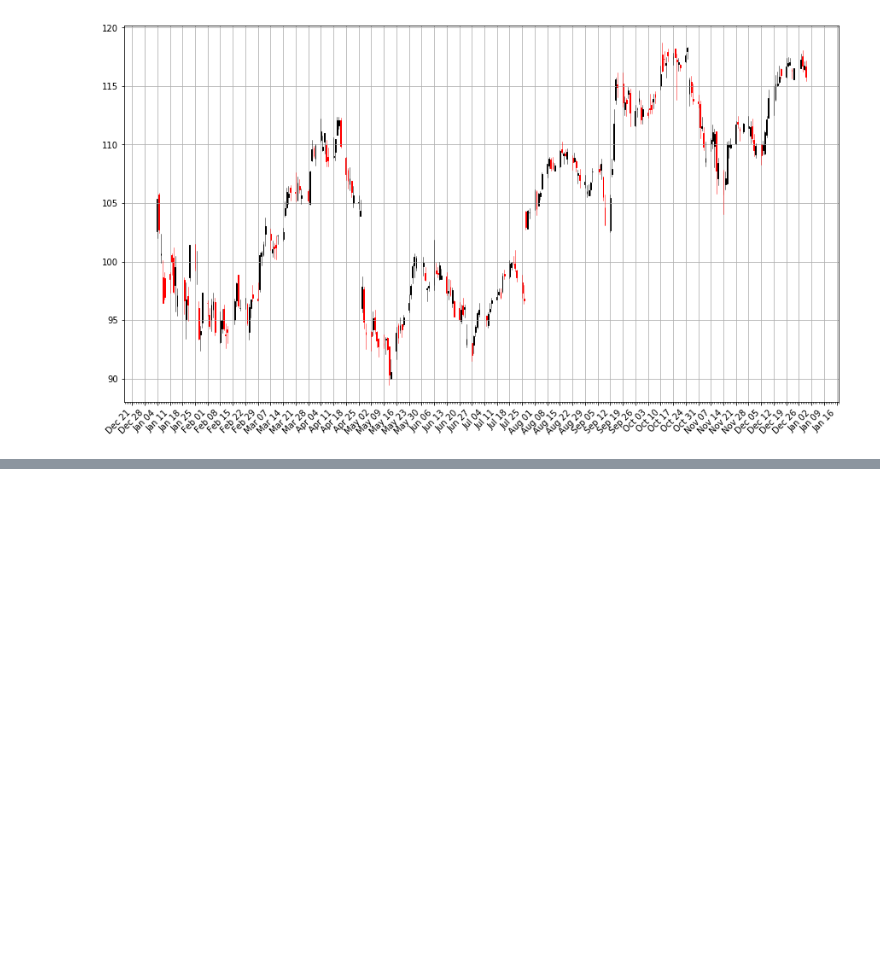
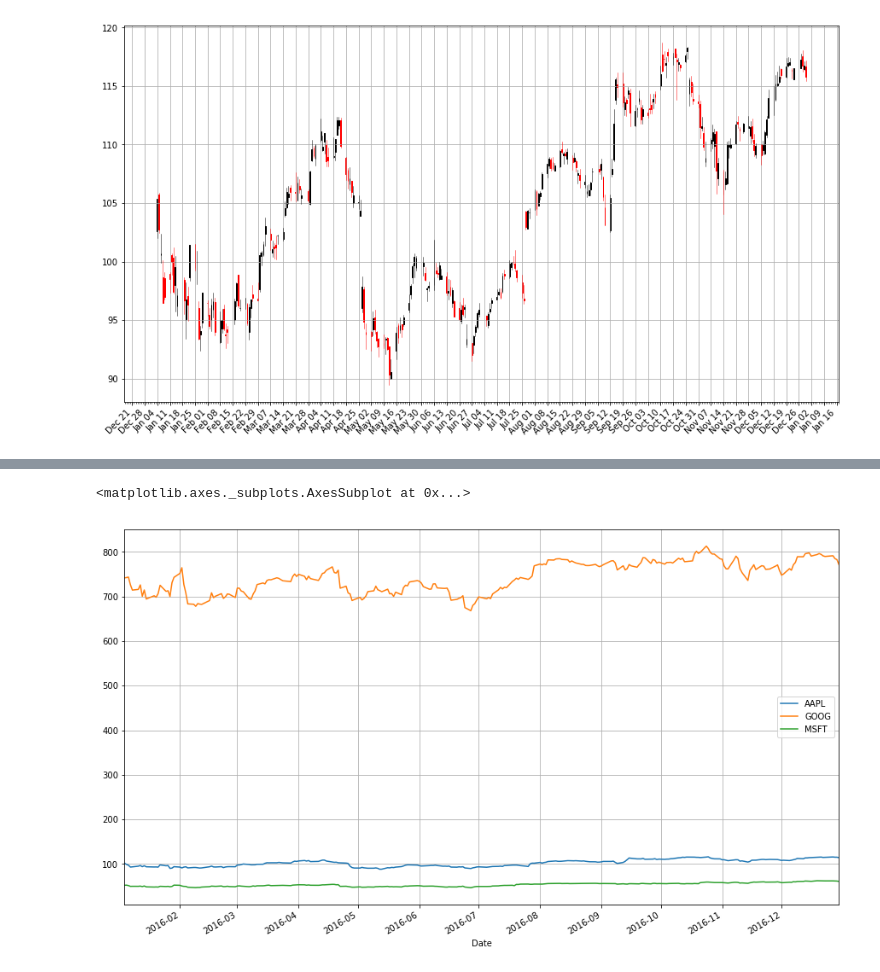
Before and after one commit to vitormeriat/meriat-ml-notes, a Jupyter notebook: Stock Market Data Analysis.ipynb, the cells around one changed output, grey strips where cells are left out. Saved outputs shown, nothing was run; the diff lists cells and outputs as text; code cells hidden in the pictures; blank space fills up the shorter version.

Commit message:
Candlestick with matplotlib

```diff
--- a/Stock Market Data Analysis.ipynb
+++ b/Stock Market Data Analysis.ipynb
@@ -149,3 +191,14 @@ def pandas_candlestick_ohlc(dat, stick = "day", otherseries = None):
 pandas_candlestick_ohlc(apple)
 # %% [output]
 [figure]
+# %%
+microsoft = web.DataReader("MSFT", "yahoo", start, end)
+google = web.DataReader("GOOG", "yahoo", start, end)
+
+# Abaixo, crio um DataFrame consistindo no preço de fechamento ajustado dos estoques,
+#fazendo uma lista desses objetos e usando um método de associação
+stocks = pd.DataFrame({"AAPL": apple["Adj Close"],
+                      "MSFT": microsoft["Adj Close"],
+                      "GOOG": google["Adj Close"]})
+
+stocks.head()
@@ -151,0 +213,5 @@ pandas_candlestick_ohlc(apple)
+# %%
+stocks.plot(grid = True)
+# %% [output]
+<matplotlib.axes._subplots.AxesSubplot at 0x...>
+[figure, added]
```
Also changed, not shown: parts of 4 cells of this notebook.
